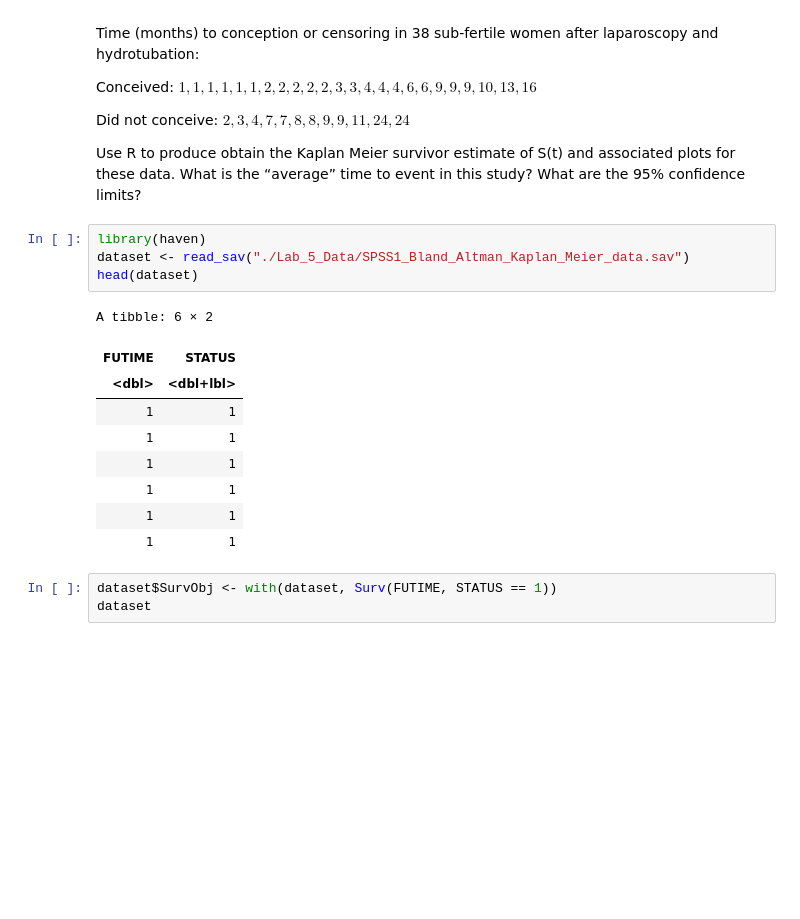
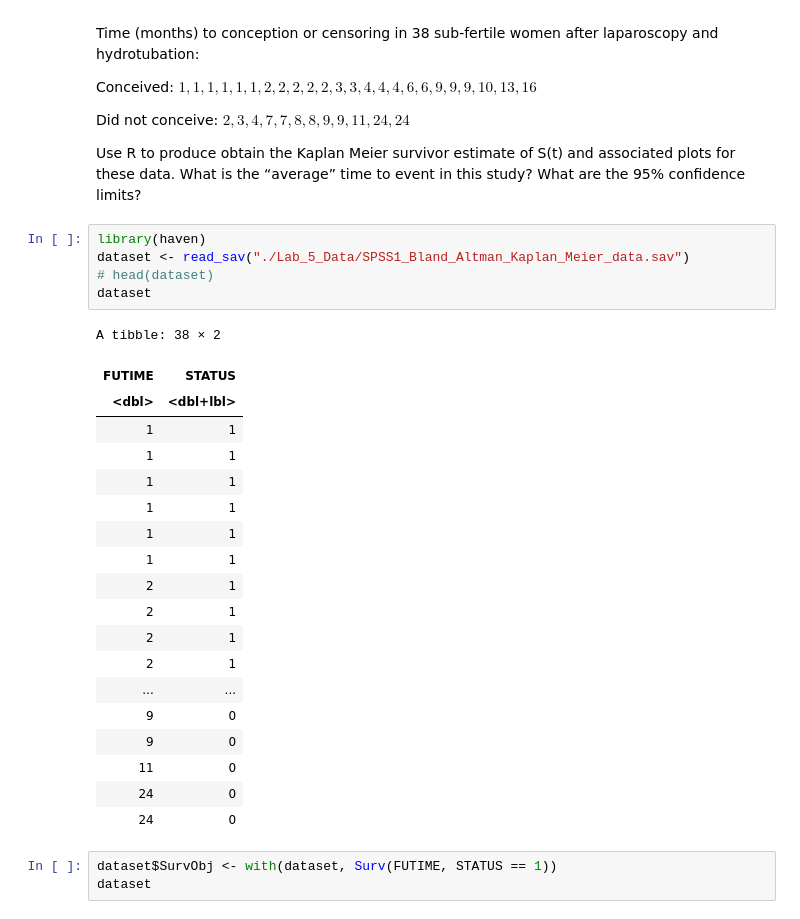
Before and after one commit to TJ-Hayward/R-Statistics-M342, a Jupyter notebook: Lab5_M20732.ipynb, the cells around one changed output. Cells and saved outputs as stored; diff of their text form; blank space fills up the shorter version.

```diff
--- a/Lab5_M20732.ipynb
+++ b/Lab5_M20732.ipynb
@@ -175,17 +175,28 @@ Use R to produce obtain the Kaplan Meier survivor estimate of S(t) and associate
 # %%
 library(haven)
 dataset <- read_sav("./Lab_5_Data/SPSS1_Bland_Altman_Kaplan_Meier_data.sav")
-head(dataset)
+# head(dataset)
+dataset
 # %% [output]
-A tibble: 6 × 2
+A tibble: 38 × 2
 | FUTIME | STATUS |
 | <dbl> | <dbl+lbl> |
 | 1 | 1 |
 | 1 | 1 |
 | 1 | 1 |
 | 1 | 1 |
 | 1 | 1 |
 | 1 | 1 |
+| 2 | 1 |
+| 2 | 1 |
+| 2 | 1 |
+| 2 | 1 |
+| ... | ... |
+| 9 | 0 |
+| 9 | 0 |
+| 11 | 0 |
+| 24 | 0 |
+| 24 | 0 |
 # %%
 dataset$SurvObj <- with(dataset, Surv(FUTIME, STATUS == 1))
 dataset
```
Also changed, not shown: parts of 3 cells of this notebook, 3 other files.
